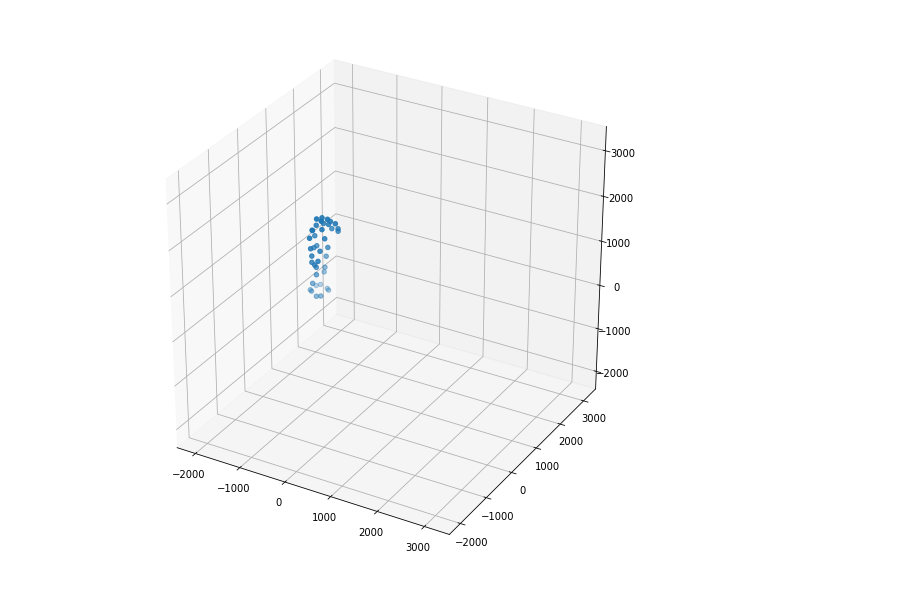
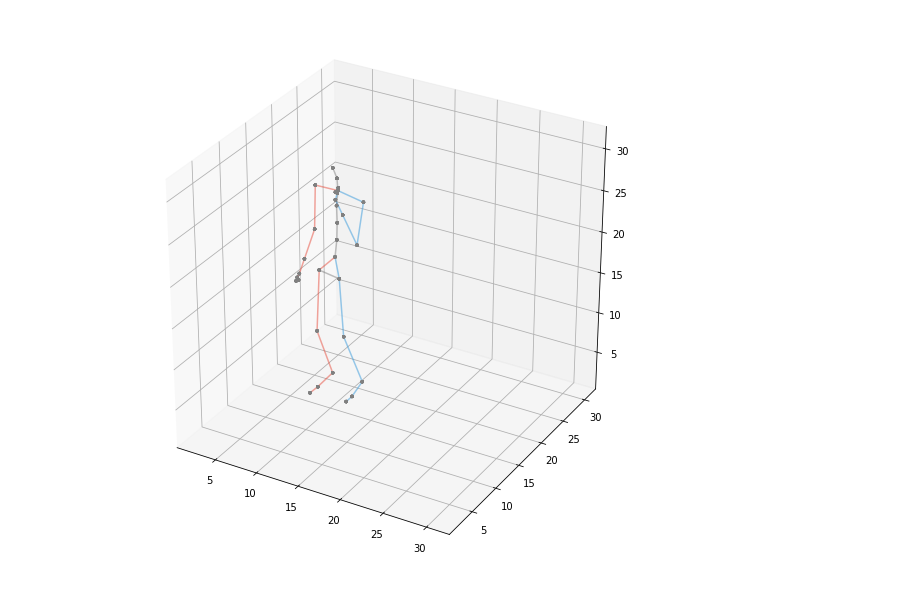
Before and after one commit to jutanke/pak, a Jupyter notebook: samples/CMU_MoCap.ipynb, the cells around one changed output. Saved outputs shown, nothing was run; the diff lists cells and outputs as text; code cells hidden in the pictures.

```diff
--- a/samples/CMU_MoCap.ipynb
+++ b/samples/CMU_MoCap.ipynb
@@ -1,30 +1,28 @@
 # %%
 %matplotlib inline
 import json; from pprint import pprint
 Settings = json.load(open('settings.txt'))
 import matplotlib.pyplot as plt
 from mpl_toolkits.mplot3d import Axes3D
 import numpy as np
 import sys
 sys.path.insert(0,'../')
-from pak.datasets.CMU_MoCap import CMU_MoCap
+from pak.datasets.CMU_MoCap import CMU_MoCap, plot
 
 
-data = CMU_MoCap(Settings['data_root'])
+data = CMU_MoCap(Settings['data_root'], store_binary=True)
 
-frames, joints = data.get('01', '01')
-
-pts = joints[0, 0:41, 0:3]
-
+joints = data.get('01', '01')
+human = joints[0]
+minv = 1.1 * np.min(human)
+maxv = 1.1 * np.max(human)
 
 fig = plt.figure(figsize=(10, 10))
 ax = fig.add_subplot(111, projection='3d')
-ax.set_xlim([2 * np.min(pts), 2 * np.max(pts)])
-ax.set_ylim([2 * np.min(pts), 2 * np.max(pts)])
-ax.set_zlim([2 * np.min(pts), 2 * np.max(pts)])
-
-ax.scatter(pts[:, 0], pts[:, 1], pts[:, 2])
-
+ax.set_xlim([minv, maxv])
+ax.set_ylim([minv, maxv])
+ax.set_zlim([minv, maxv])
+plot(ax, human)
 plt.show()
 # %% [output]
-[figure, old version]
+[figure, new version]
```
Also changed, not shown: 3 other files.
